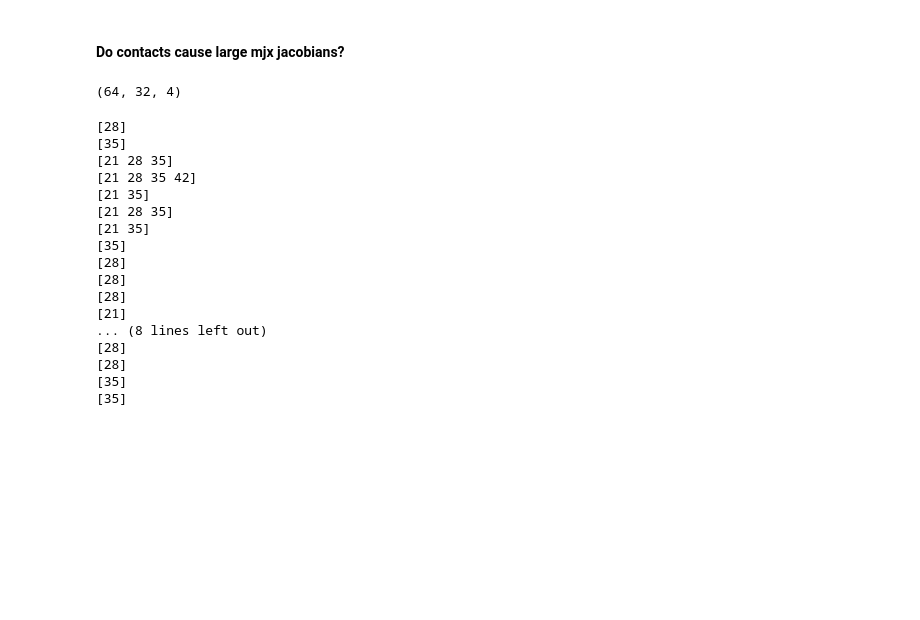
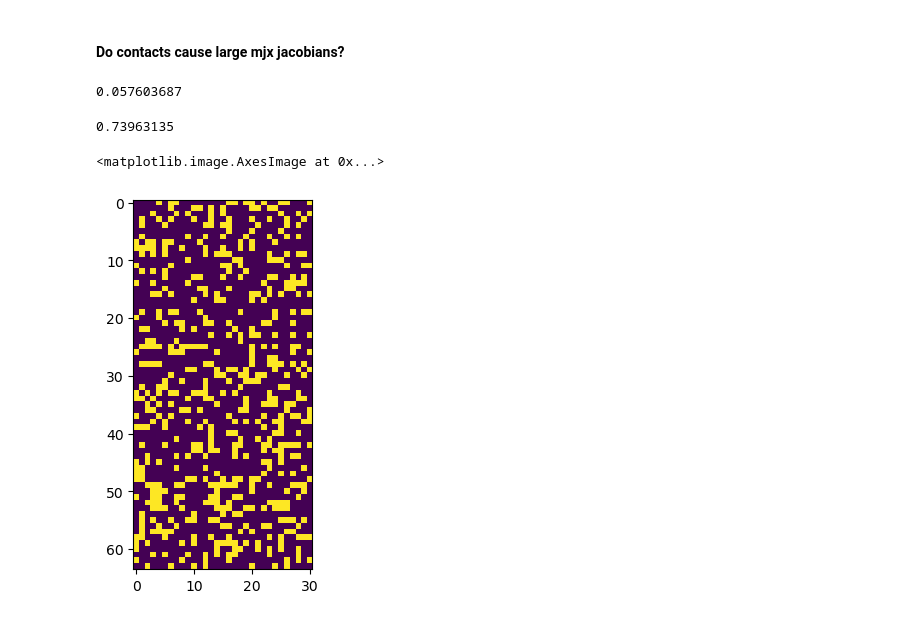
Before and after one commit to Andrew-Luo1/jax_shac, a Jupyter notebook: anymal.ipynb, the cells around one changed output. Cells and saved outputs as stored; diff of their text form; code cells hidden in the pictures; blank space fills up the shorter version.

```diff
--- a/anymal.ipynb
+++ b/anymal.ipynb
@@ -500,12 +530,8 @@ ts = algo_state['training_state']
 state = algo_state['env_state']
 key = algo_state['unroll_keys']
 
-long_jacs, nstates, extras = trainer.jac_rollout(ts.policy_params,
+long_jacs, states, state_h, extras = trainer.jac_rollout(ts.policy_params,
                                                  ts.normalizer_params,
                                                  state, key, 32)
 
 actions = extras["action"]
-# %%
-nstates.pipeline_state.contact.dist.shape
-# %% [output]
-(64, 32, 4)
@@ -515,23 +538,48 @@ mj_datas = mjx.get_data(trainer.env.model, state.pipeline_state)
-# %%
-for mj_data in mj_datas:
-    dists = mj_data.contact.dist
-    if len(dists) > 0:
-        print(mj_data.contact.geom2)
-# %% [output]
-[28]
-[35]
-[21 28 35]
-[21 28 35 42]
-[21 35]
-[21 28 35]
-[21 35]
-[35]
-[28]
-[28]
-[28]
-[21]
-... (8 lines left out)
-[28]
-[28]
-[35]
-[35]
+# %%
+# Large jacs mask; num_envs x unroll_length
+ljac_mask = norm(long_jacs, axes=(2, 3)) > 100
+
+
+# Any of four feet in contact.
+in_contact_mask = (states.pipeline_state.contact.dist < 0).sum(axis=2)
+
+# jac i in dim 1: deriv of si+1 wrt i.
+# Say i+1 in contact. Then jac i should be large.
+rljac_mask = jp.roll(ljac_mask, 1, axis=1) # 5% error
+# rljac_mask = ljac_mask # 20% error
+
+in_contact_and_large_jac = jp.logical_and(
+    rljac_mask[:,1:,...],
+    in_contact_mask[:,1:,...])
+
+not_in_contact_and_large_jac = jp.logical_xor(
+    in_contact_and_large_jac,
+    rljac_mask[:,1:,...]
+)
+print(jp.sum(not_in_contact_and_large_jac) / jp.sum(ljac_mask))
+# %% [output]
+0.057603687
+# %%
+# Bug: actually this also registers breaking contact.
+make_contact_mask = jp.logical_xor(
+    in_contact_mask[:, :-1, ...],
+    jp.roll(in_contact_mask, -1, axis=1)[:, :-1, ...]
+)
+
+make_contact_and_large_jac = jp.logical_and(
+    ljac_mask[:, :-1, ...],
+    make_contact_mask)
+
+not_make_contact_and_large_jac = jp.logical_xor(
+    make_contact_and_large_jac,
+    ljac_mask[:,:-1,...]
+)
+
+print(jp.sum(not_make_contact_and_large_jac) / jp.sum(ljac_mask))
+# %% [output]
+0.73963135
+# %%
+plt.imshow(make_contact_mask)
+# %% [output]
+<matplotlib.image.AxesImage at 0x...>
+[figure, added]
```
Also changed, not shown: parts of 22 cells of this notebook, 3 other files.
